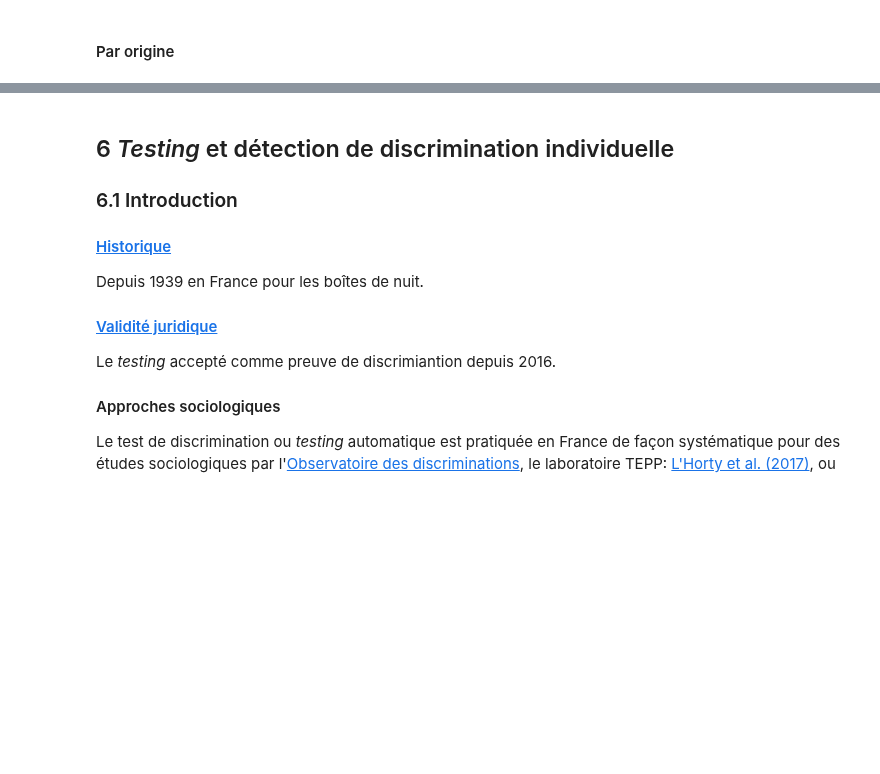
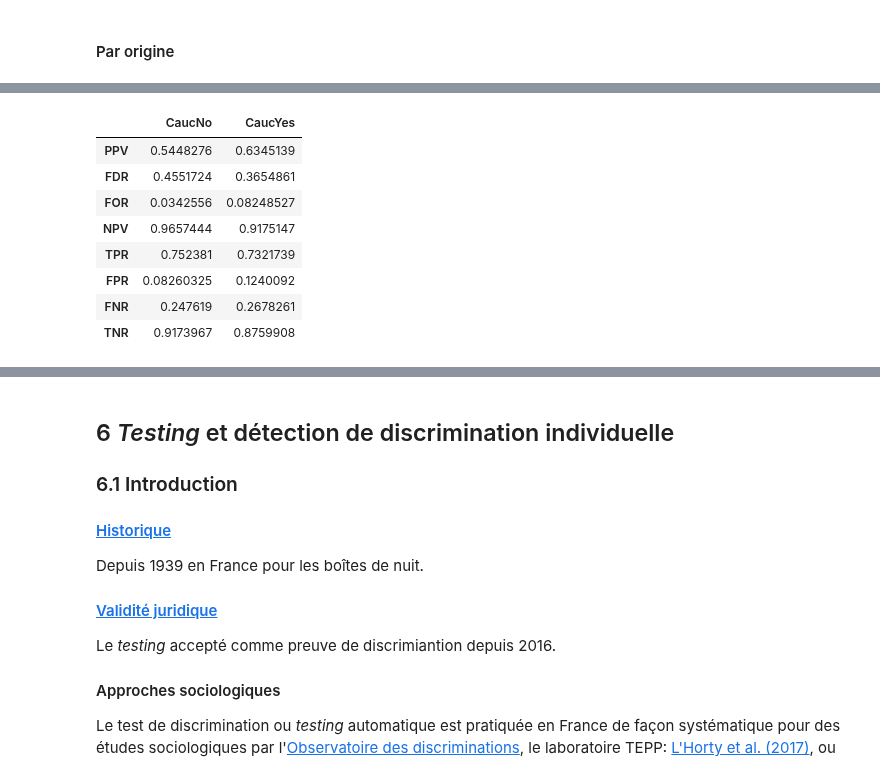
Before and after one commit to wikistat/Fair-ML-4-Ethical-AI, a Jupyter notebook: AdultCensus/AdultCensus-R-biasDetection.ipynb, the cells around one changed output, grey strips where cells are left out. Saved outputs shown, nothing was run; the diff lists cells and outputs as text; code cells hidden in the pictures; blank space fills up the shorter version.

```diff
--- a/AdultCensus/AdultCensus-R-biasDetection.ipynb
+++ b/AdultCensus/AdultCensus-R-biasDetection.ipynb
@@ -541,0 +603,14 @@ Pas facile à interpréter...
+# %%
+fairness2=data.frame("CaucNo"=as.matrix(contRatio(table(pred.log>0.5,daTest$income,daTest$origEthn)[,,1])),
+                    "CaucYes"=as.matrix(contRatio(table(pred.log>0.5,daTest$income,daTest$origEthn)[,,2])))
+fairness2
+# %% [output]
+|  | CaucNo | CaucYes |
+| PPV | 0.5448276 | 0.6345139 |
+| FDR | 0.4551724 | 0.3654861 |
+| FOR | 0.0342556 | 0.08248527 |
+| NPV | 0.9657444 | 0.9175147 |
+| TPR | 0.752381 | 0.7321739 |
+| FPR | 0.08260325 | 0.1240092 |
+| FNR | 0.247619 | 0.2678261 |
+| TNR | 0.9173967 | 0.8759908 |
```
Also changed, not shown: parts of 64 cells of this notebook, 3 other files.
